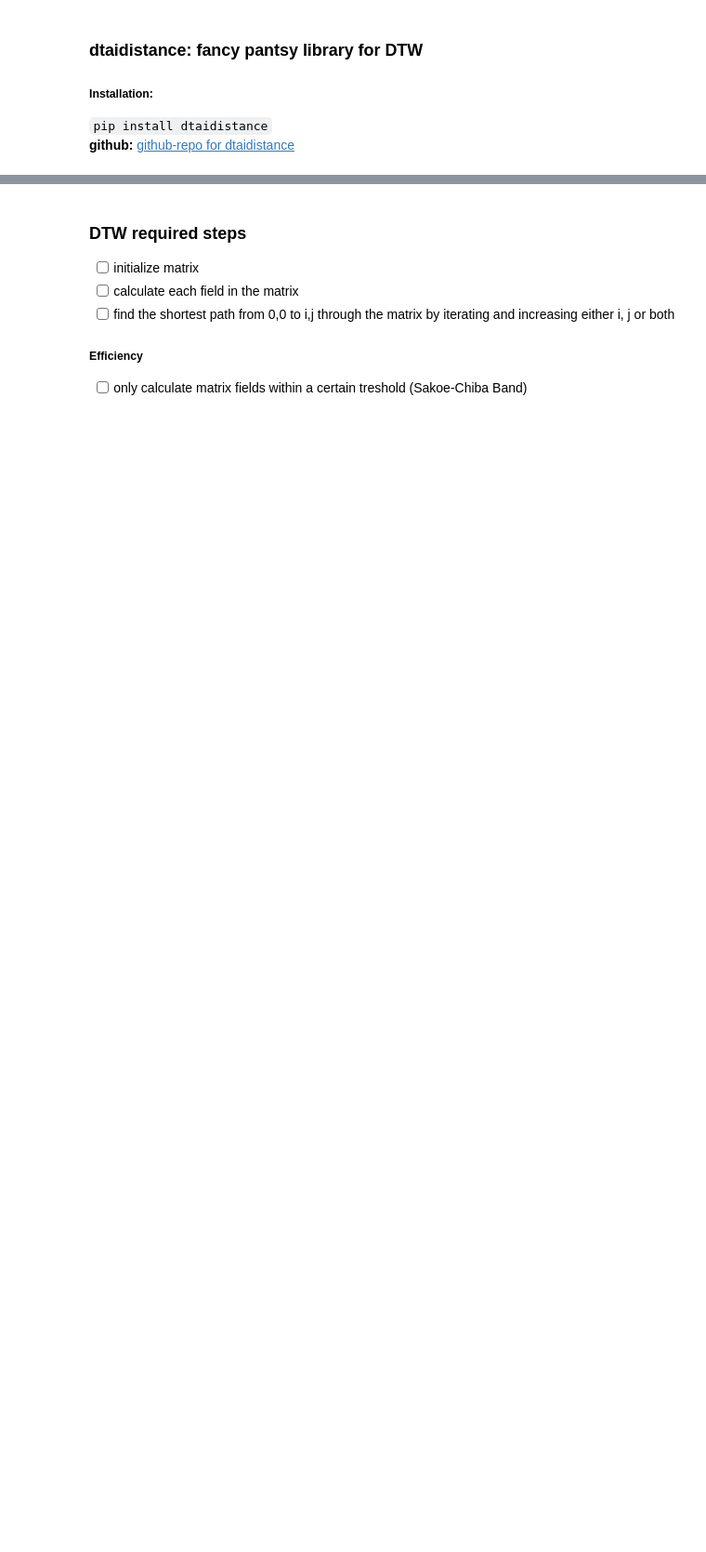
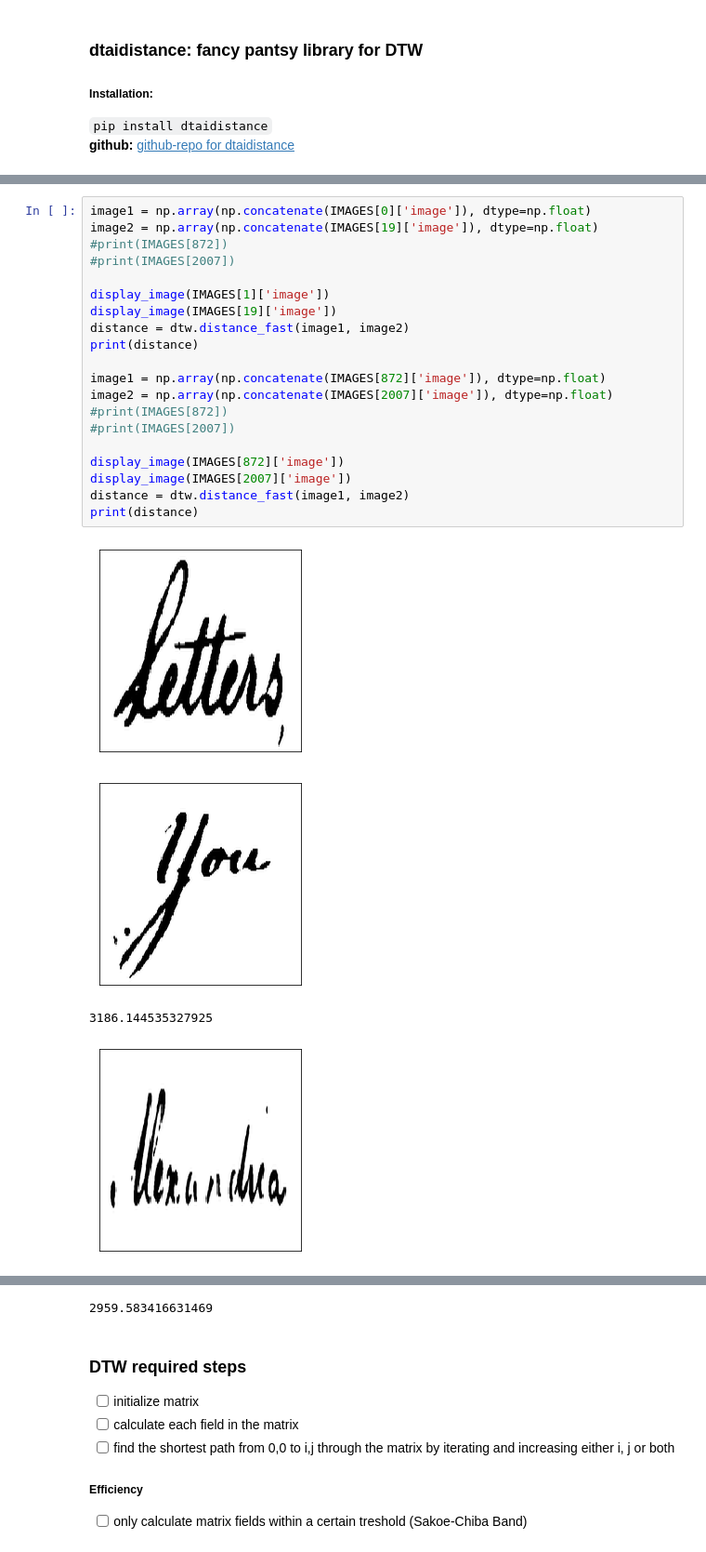
Before and after one commit to TheLoooser/pattern-recognition, a Jupyter notebook: 3/dtw.ipynb, the cells around one changed output, grey strips where cells are left out. Shown at 93% size. Cells and saved outputs as stored; diff of their text form; blank space fills up the shorter version.

```diff
--- a/3/dtw.ipynb
+++ b/3/dtw.ipynb
@@ -170,0 +222,25 @@ dtwvis.plot_warpingpaths(s1, s2, paths, best_path)
+# %%
+image1 = np.array(np.concatenate(IMAGES[0]['image']), dtype=np.float)
+image2 = np.array(np.concatenate(IMAGES[19]['image']), dtype=np.float)
+#print(IMAGES[872])
+#print(IMAGES[2007])
+
+display_image(IMAGES[1]['image'])
+display_image(IMAGES[19]['image'])
+distance = dtw.distance_fast(image1, image2)
+print(distance)
+
+image1 = np.array(np.concatenate(IMAGES[872]['image']), dtype=np.float)
+image2 = np.array(np.concatenate(IMAGES[2007]['image']), dtype=np.float)
+#print(IMAGES[872])
+#print(IMAGES[2007])
+
+display_image(IMAGES[872]['image'])
+display_image(IMAGES[2007]['image'])
+distance = dtw.distance_fast(image1, image2)
+print(distance)
+# %% [output]
+[figure, added]
+[figure, added]
+3186.144535327925
+[figure, added]
@@ -171,3 +248,4 @@ dtwvis.plot_warpingpaths(s1, s2, paths, best_path)
+2959.583416631469
 # %% [markdown]
 ### DTW required steps
 - [ ] initialize matrix
```
Also changed, not shown: parts of 14 cells of this notebook.
